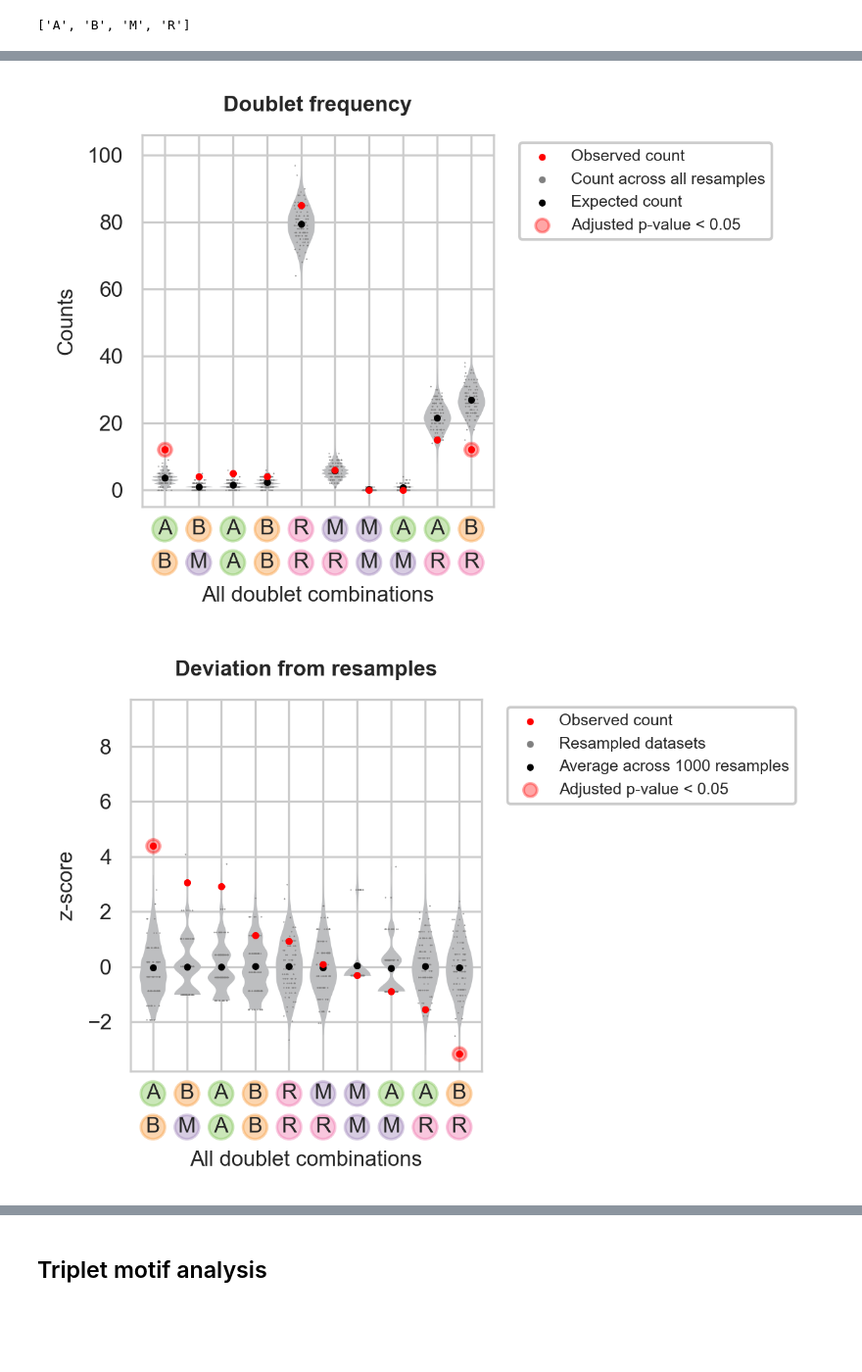
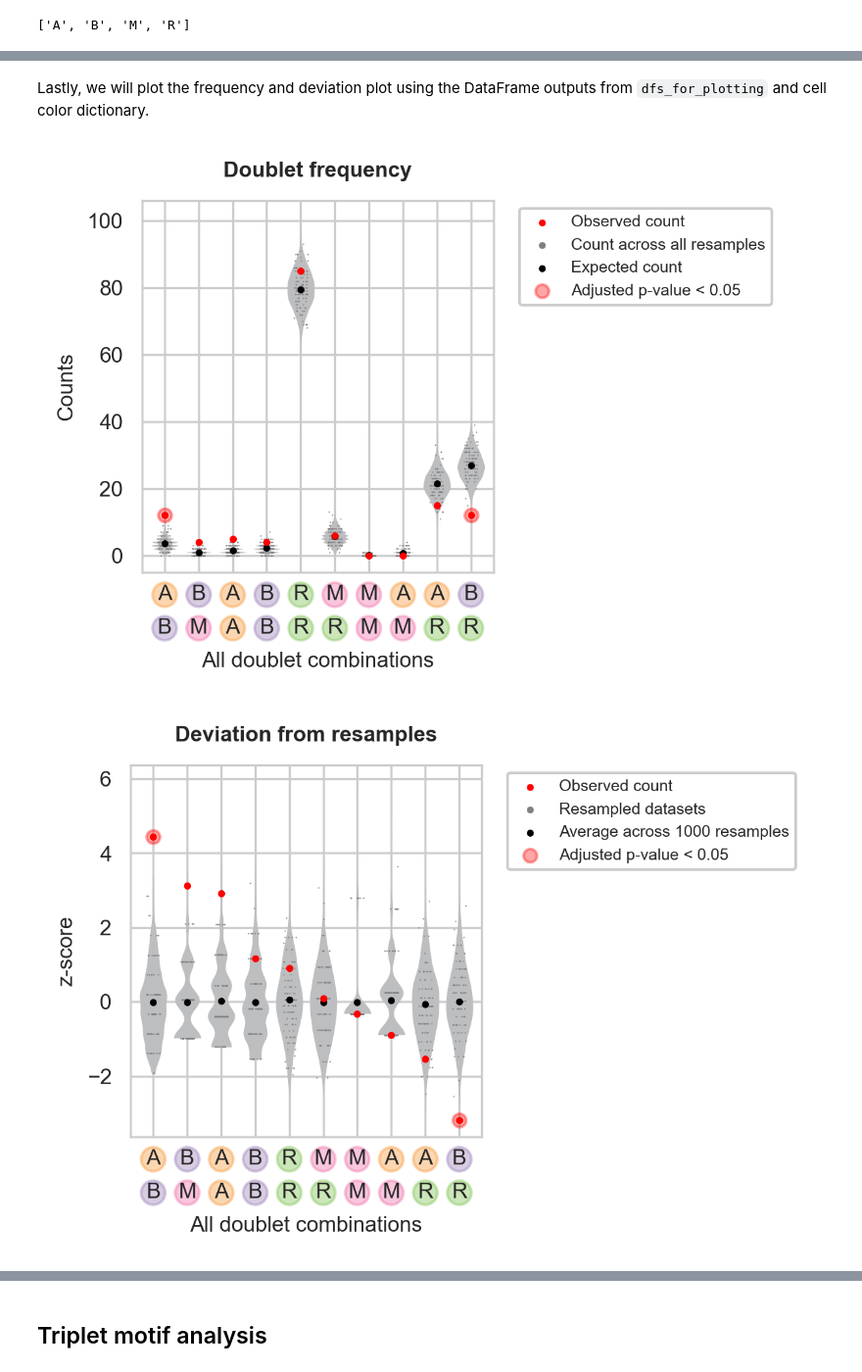
Before and after one commit to labowitz/linmo, a Jupyter notebook: docs/rat_retina.ipynb, the cells around one changed output, grey strips where cells are left out. Shown at 98% size. Cells and saved outputs as stored; diff of their text form; code cells hidden in the pictures; blank space fills up the shorter version.

```diff
--- a/docs/rat_retina.ipynb
+++ b/docs/rat_retina.ipynb
@@ -118,40 +148,41 @@ df_zscores_i_concat_melt_100resamples_subset.head()
 # %%
-cell_color_dict = make_color_dict(cell_fates, ['#7EC352',
-                                               '#F89A3A',
-                                               '#9C80B8',
-                                               '#F071AB',
-                                               '#F0E135',
-                                               '#5FC0D4'])
+cell_color_dict = plot.make_color_dict(cell_fates, ['#F89A3A',
+                                                    '#9C80B8',
+                                                    '#F071AB',
+                                                    '#7EC352',
+                                                   ])
 
 subtree = 'doublet'
+# %% [markdown]
+Lastly, we will plot the frequency and deviation plot using the DataFrame outputs from `dfs_for_plotting` and cell color dictionary.
 # %%
-plot_frequency(subtree,
-               df_true_melt_subset,
-               df_melt_subset,
-               df_melt_100resamples_subset,
-               cell_color_dict,
-               cutoff=cutoff,
-               legend_bool=True,
-               legend_pos='outside',
-               save=False,
-               image_format='png',
-               dpi=300,
-               image_save_path=None)
+plot.plot_frequency(subtree,
+                    df_true_melt_subset,
+                    df_melt_subset,
+                    df_melt_100resamples_subset,
+                    cell_color_dict,
+                    cutoff=cutoff,
+                    legend_bool=True,
+                    legend_pos='outside',
+                    save=False,
+                    image_format='png',
+                    dpi=300,
+                    image_save_path=None)
 # %% [output]
-[figure, old version]
+[figure, new version]
 # %%
-plot_deviation(subtree,
-               df_true_melt_subset,
-               df_zscores_i_concat_melt_subset,
-               df_zscores_i_concat_melt_100resamples_subset,
-               cell_color_dict,
-               cutoff=cutoff,
-               num_null=1000,
-               legend_bool=True,
-               legend_pos='outside',
-               save=False,
-               image_format='png',
-               dpi=300,
-               image_save_path=None)
+plot.plot_deviation(subtree,
+                    df_true_melt_subset,
+                    df_zscores_i_concat_melt_subset,
+                    df_zscores_i_concat_melt_100resamples_subset,
+                    cell_color_dict,
+                    cutoff=cutoff,
+                    num_null=1000,
+                    legend_bool=True,
+                    legend_pos='outside',
+                    save=False,
+                    image_format='png',
+                    dpi=300,
+                    image_save_path=None)
 # %% [output]
-[figure, old version]
+[figure, new version]
```
Also changed, not shown: parts of 25 cells of this notebook, 15 other files.
